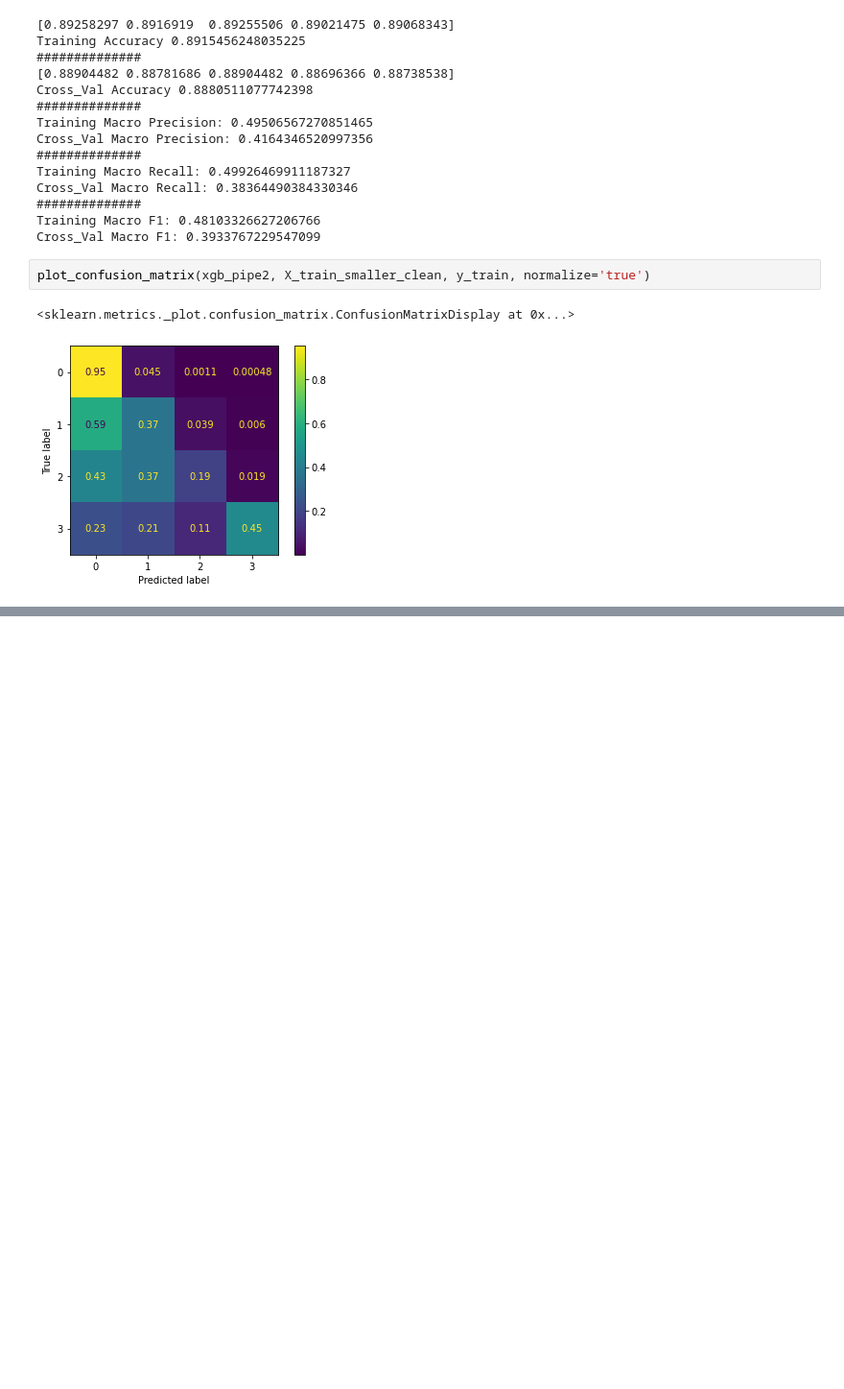
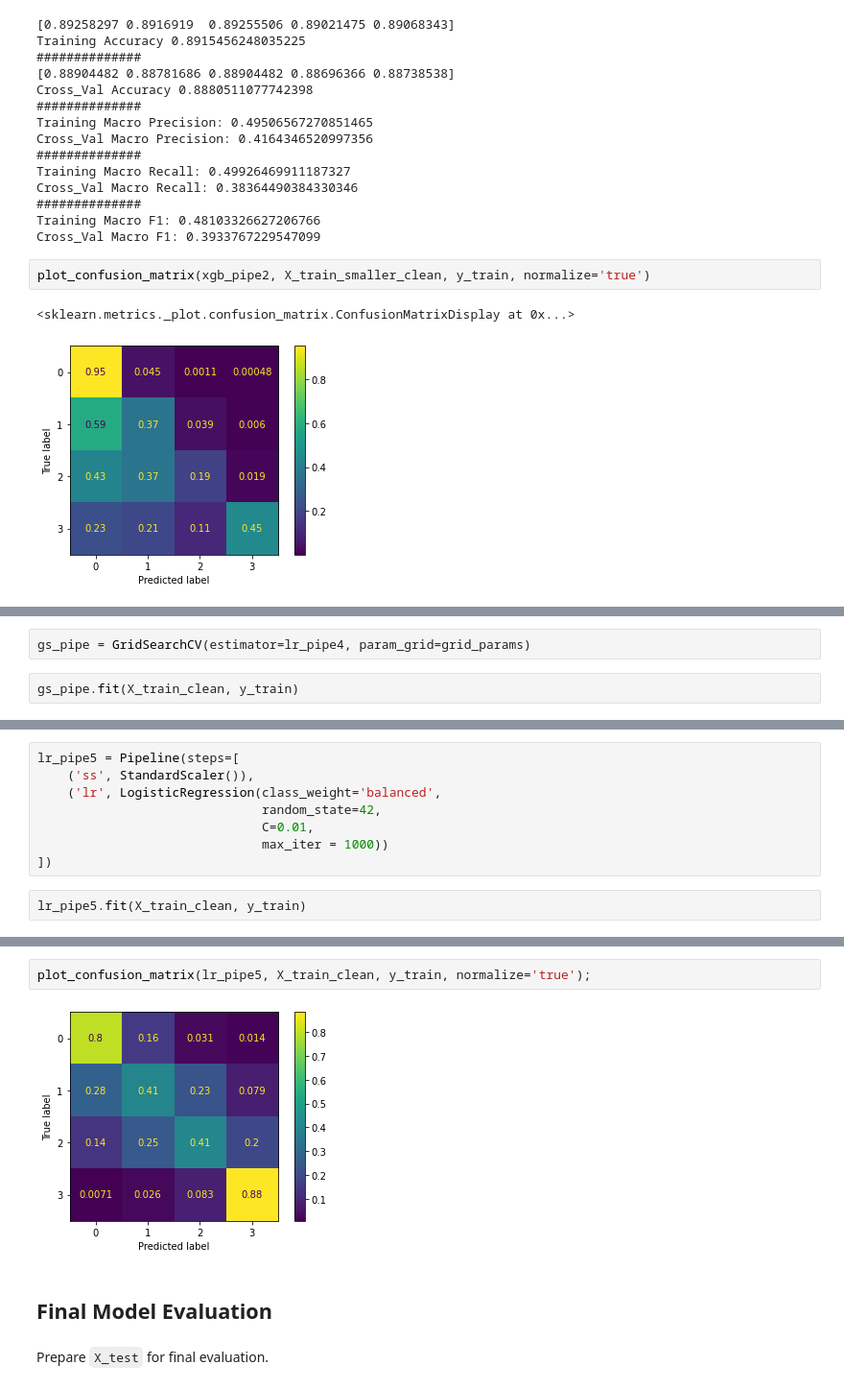
Before and after one commit to AngieKay/Chicago-Crashes, a Jupyter notebook: ChicagoCrashes_modeling.ipynb, the cells around one changed output, grey strips where cells are left out. Shown: that part at 96% size. Cells and saved outputs as stored; diff of their text form; blank space fills up the shorter version.

```diff
--- a/ChicagoCrashes_modeling.ipynb
+++ b/ChicagoCrashes_modeling.ipynb
@@ -920,0 +1021,4 @@ plot_confusion_matrix(rf_pipe2, X_train_smaller_clean, y_train, normalize='true'
+# %%
+gs_pipe = GridSearchCV(estimator=lr_pipe4, param_grid=grid_params)
+# %%
+gs_pipe.fit(X_train_clean, y_train)
@@ -920,0 +1060,10 @@ plot_confusion_matrix(rf_pipe2, X_train_smaller_clean, y_train, normalize='true'
+# %%
+lr_pipe5 = Pipeline(steps=[
+    ('ss', StandardScaler()),
+    ('lr', LogisticRegression(class_weight='balanced',
+                              random_state=42,
+                              C=0.01,
+                              max_iter = 1000))
+])
+# %%
+lr_pipe5.fit(X_train_clean, y_train)
@@ -920,0 +1092,8 @@ plot_confusion_matrix(rf_pipe2, X_train_smaller_clean, y_train, normalize='true'
+# %%
+plot_confusion_matrix(lr_pipe5, X_train_clean, y_train, normalize='true');
+# %% [output]
+[figure, added]
+# %% [markdown]
+## Final Model Evaluation
+# %% [markdown]
+Prepare `X_test` for final evaluation.
```
Also changed, not shown: parts of 69 cells of this notebook.
